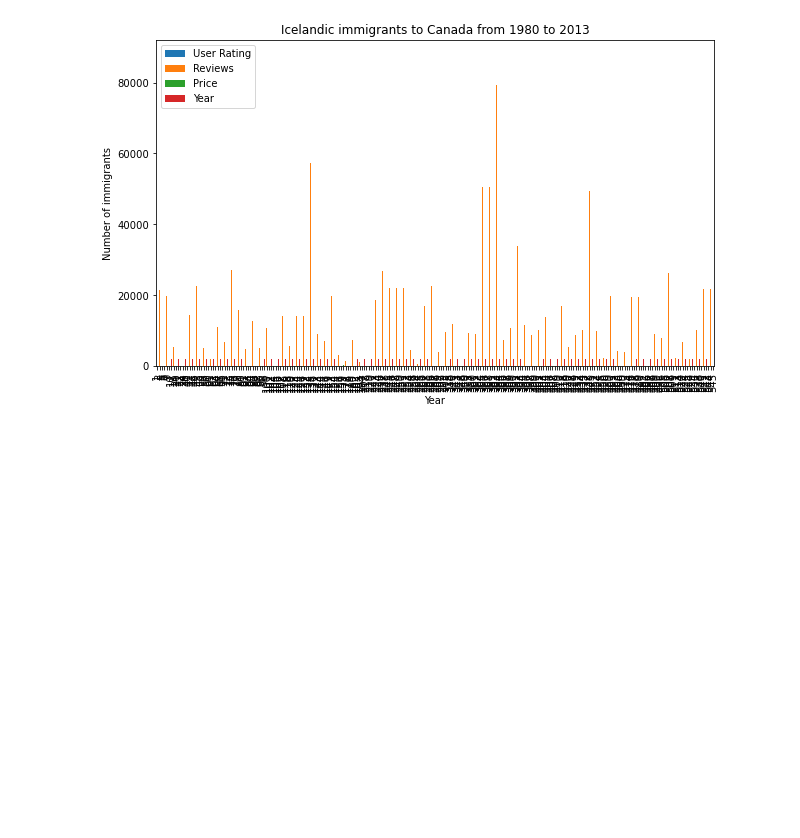
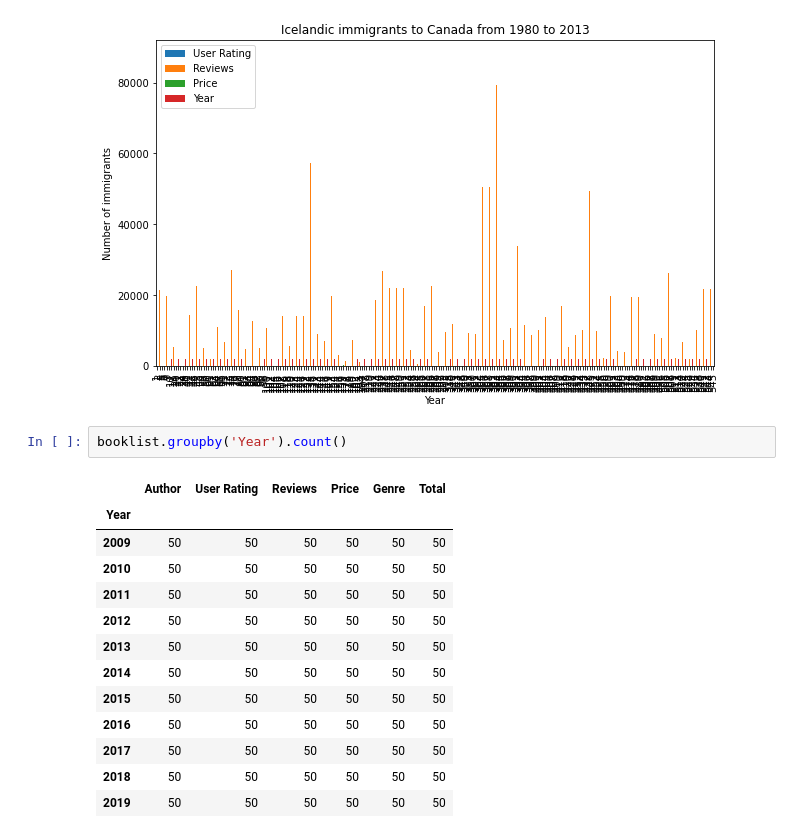
Before and after one commit to kav09/Analysis_of_Best_Selling_Books, a Jupyter notebook: notebook.ipynb, the cells around one changed output. Saved outputs shown, nothing was run; the diff lists cells and outputs as text; blank space fills up the shorter version.

```diff
--- a/notebook.ipynb
+++ b/notebook.ipynb
@@ -341,3 +337,19 @@ array([2016, 2011, 2018, 2017, 2019, 2014, 2010, 2009, 2015, 2013, 2012],
 #plt.show()
 # %% [output]
 [figure]
+# %%
+booklist.groupby('Year').count()
+# %% [output]
+|  | Author | User Rating | Reviews | Price | Genre | Total |
+| Year |  |  |  |  |  |  |
+| 2009 | 50 | 50 | 50 | 50 | 50 | 50 |
+| 2010 | 50 | 50 | 50 | 50 | 50 | 50 |
+| 2011 | 50 | 50 | 50 | 50 | 50 | 50 |
+| 2012 | 50 | 50 | 50 | 50 | 50 | 50 |
+| 2013 | 50 | 50 | 50 | 50 | 50 | 50 |
+| 2014 | 50 | 50 | 50 | 50 | 50 | 50 |
+| 2015 | 50 | 50 | 50 | 50 | 50 | 50 |
+| 2016 | 50 | 50 | 50 | 50 | 50 | 50 |
+| 2017 | 50 | 50 | 50 | 50 | 50 | 50 |
+| 2018 | 50 | 50 | 50 | 50 | 50 | 50 |
+| 2019 | 50 | 50 | 50 | 50 | 50 | 50 |
```
Also changed, not shown: parts of 8 cells of this notebook, 2 other files.
